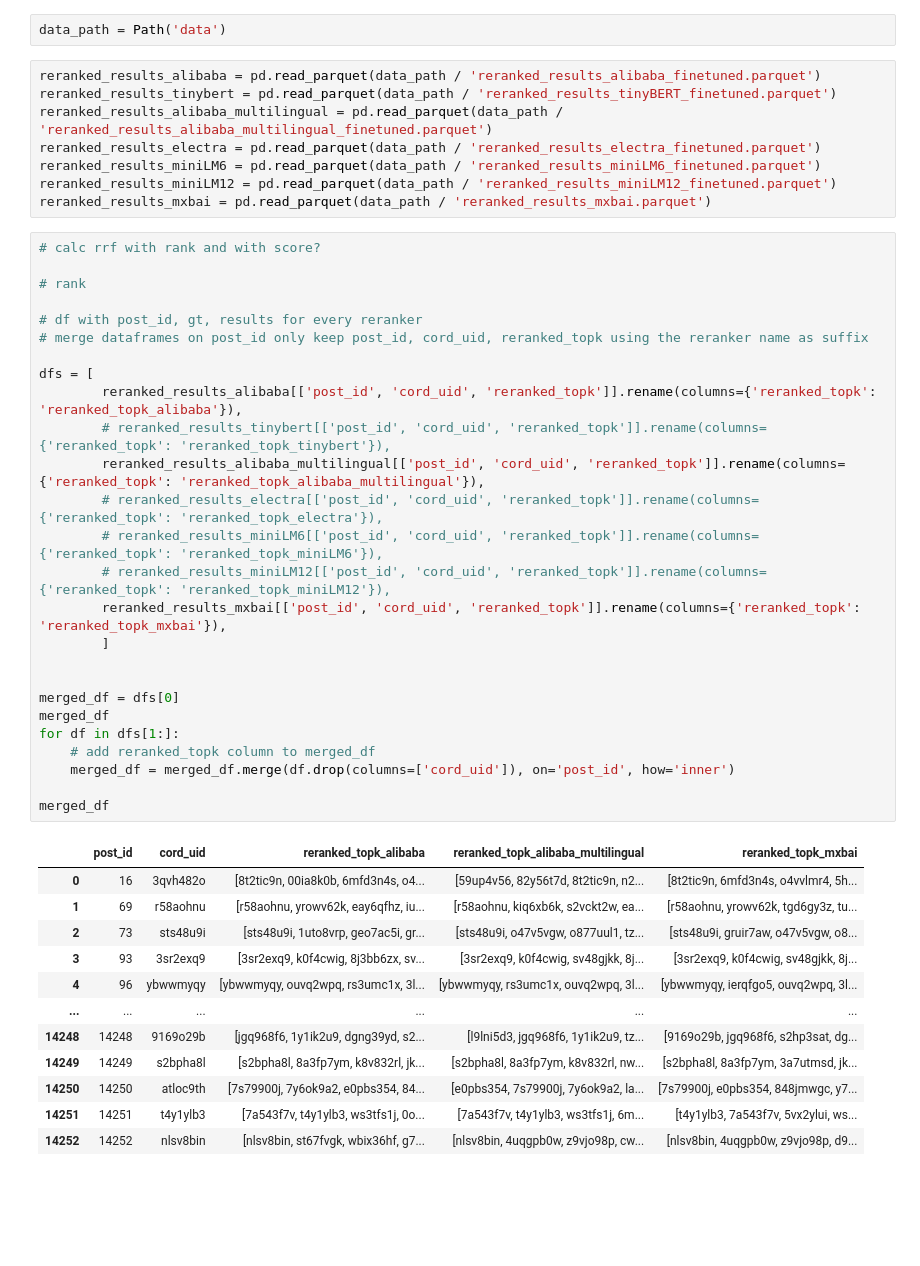
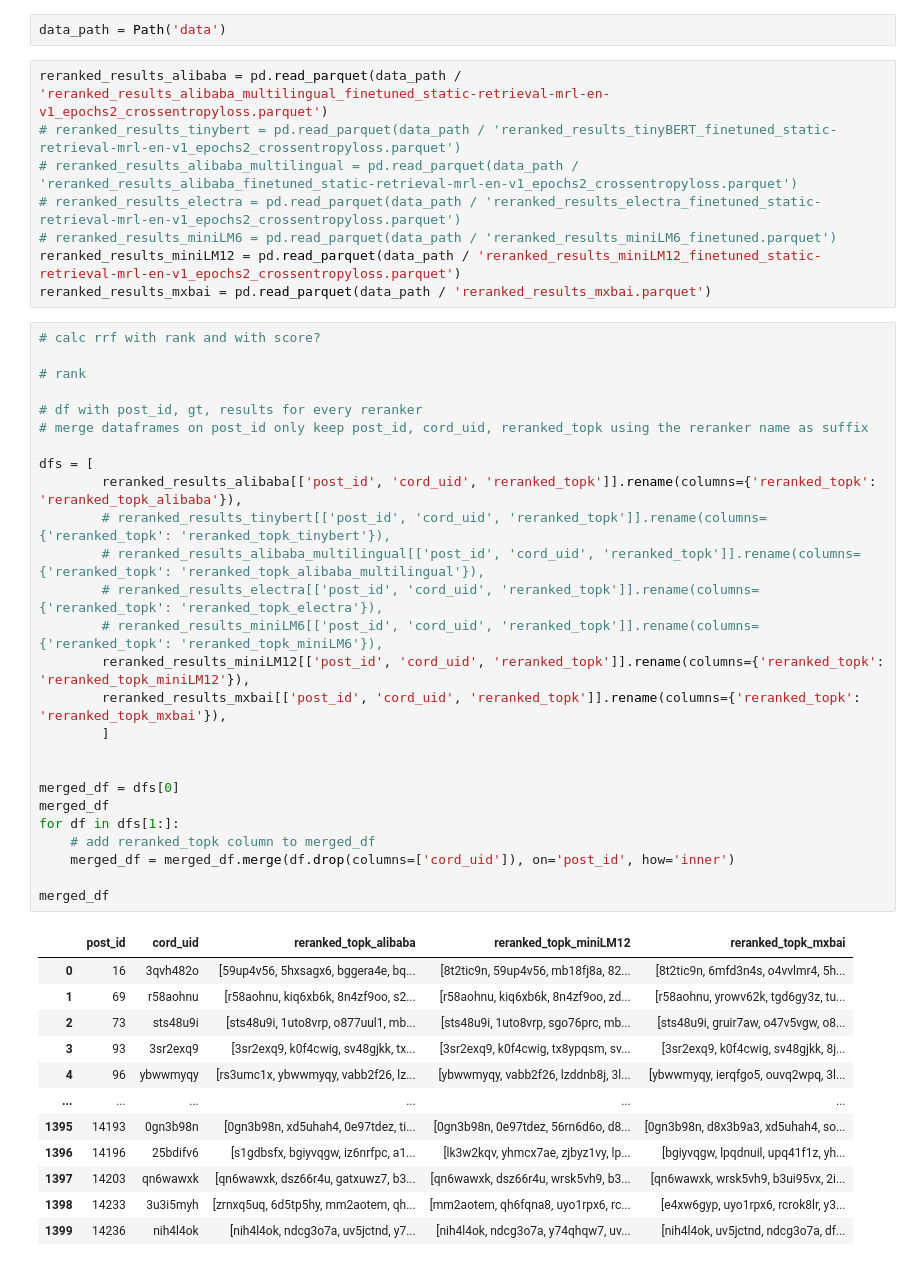
Before and after one commit to AIR25-CheckThat-Group1/CheckThat-ScientificClaimSourceRetrieval, a Jupyter notebook: reranking_ensemble.ipynb, the cells around one changed output. Saved outputs shown, nothing was run; the diff lists cells and outputs as text; blank space fills up the shorter version.

```diff
--- a/reranking_ensemble.ipynb
+++ b/reranking_ensemble.ipynb
@@ -6,49 +6,49 @@ from torch.utils.data import Dataset, DataLoader
 # %%
 data_path = Path('data')
 # %%
-reranked_results_alibaba = pd.read_parquet(data_path / 'reranked_results_alibaba_finetuned.parquet')
-reranked_results_tinybert = pd.read_parquet(data_path / 'reranked_results_tinyBERT_finetuned.parquet')
-reranked_results_alibaba_multilingual = pd.read_parquet(data_path / 'reranked_results_alibaba_multilingual_finetuned.parquet')
-reranked_results_electra = pd.read_parquet(data_path / 'reranked_results_electra_finetuned.parquet')
-reranked_results_miniLM6 = pd.read_parquet(data_path / 'reranked_results_miniLM6_finetuned.parquet')
-reranked_results_miniLM12 = pd.read_parquet(data_path / 'reranked_results_miniLM12_finetuned.parquet')
+reranked_results_alibaba = pd.read_parquet(data_path / 'reranked_results_alibaba_multilingual_finetuned_static-retrieval-mrl-en-v1_epochs2_crossentropyloss.parquet')
+# reranked_results_tinybert = pd.read_parquet(data_path / 'reranked_results_tinyBERT_finetuned_static-retrieval-mrl-en-v1_epochs2_crossentropyloss.parquet')
+# reranked_results_alibaba_multilingual = pd.read_parquet(data_path / 'reranked_results_alibaba_finetuned_static-retrieval-mrl-en-v1_epochs2_crossentropyloss.parquet')
+# reranked_results_electra = pd.read_parquet(data_path / 'reranked_results_electra_finetuned_static-retrieval-mrl-en-v1_epochs2_crossentropyloss.parquet')
+# reranked_results_miniLM6 = pd.read_parquet(data_path / 'reranked_results_miniLM6_finetuned.parquet')
+reranked_results_miniLM12 = pd.read_parquet(data_path / 'reranked_results_miniLM12_finetuned_static-retrieval-mrl-en-v1_epochs2_crossentropyloss.parquet')
 reranked_results_mxbai = pd.read_parquet(data_path / 'reranked_results_mxbai.parquet')
 # %%
 # calc rrf with rank and with score?
 
 # rank
 
 # df with post_id, gt, results for every reranker
 # merge dataframes on post_id only keep post_id, cord_uid, reranked_topk using the reranker name as suffix
 
 dfs = [
         reranked_results_alibaba[['post_id', 'cord_uid', 'reranked_topk']].rename(columns={'reranked_topk': 'reranked_topk_alibaba'}),
         # reranked_results_tinybert[['post_id', 'cord_uid', 'reranked_topk']].rename(columns={'reranked_topk': 'reranked_topk_tinybert'}),
-        reranked_results_alibaba_multilingual[['post_id', 'cord_uid', 'reranked_topk']].rename(columns={'reranked_topk': 'reranked_topk_alibaba_multilingual'}),
+        # reranked_results_alibaba_multilingual[['post_id', 'cord_uid', 'reranked_topk']].rename(columns={'reranked_topk': 'reranked_topk_alibaba_multilingual'}),
         # reranked_results_electra[['post_id', 'cord_uid', 'reranked_topk']].rename(columns={'reranked_topk': 'reranked_topk_electra'}),
         # reranked_results_miniLM6[['post_id', 'cord_uid', 'reranked_topk']].rename(columns={'reranked_topk': 'reranked_topk_miniLM6'}),
-        # reranked_results_miniLM12[['post_id', 'cord_uid', 'reranked_topk']].rename(columns={'reranked_topk': 'reranked_topk_miniLM12'}),
+        reranked_results_miniLM12[['post_id', 'cord_uid', 'reranked_topk']].rename(columns={'reranked_topk': 'reranked_topk_miniLM12'}),
         reranked_results_mxbai[['post_id', 'cord_uid', 'reranked_topk']].rename(columns={'reranked_topk': 'reranked_topk_mxbai'}),
         ]
 
 
 merged_df = dfs[0]
 merged_df
 for df in dfs[1:]:
     # add reranked_topk column to merged_df
     merged_df = merged_df.merge(df.drop(columns=['cord_uid']), on='post_id', how='inner')
 
 merged_df
 # %% [output]
-|  | post_id | cord_uid | reranked_topk_alibaba | reranked_topk_alibaba_multilingual | reranked_topk_mxbai |
-| 0 | 16 | 3qvh482o | [8t2tic9n, 00ia8k0b, 6mfd3n4s, o4... | [59up4v56, 82y56t7d, 8t2tic9n, n2... | [8t2tic9n, 6mfd3n4s, o4vvlmr4, 5h... |
-| 1 | 69 | r58aohnu | [r58aohnu, yrowv62k, eay6qfhz, iu... | [r58aohnu, kiq6xb6k, s2vckt2w, ea... | [r58aohnu, yrowv62k, tgd6gy3z, tu... |
-| 2 | 73 | sts48u9i | [sts48u9i, 1uto8vrp, geo7ac5i, gr... | [sts48u9i, o47v5vgw, o877uul1, tz... | [sts48u9i, gruir7aw, o47v5vgw, o8... |
-| 3 | 93 | 3sr2exq9 | [3sr2exq9, k0f4cwig, 8j3bb6zx, sv... | [3sr2exq9, k0f4cwig, sv48gjkk, 8j... | [3sr2exq9, k0f4cwig, sv48gjkk, 8j... |
-| 4 | 96 | ybwwmyqy | [ybwwmyqy, ouvq2wpq, rs3umc1x, 3l... | [ybwwmyqy, rs3umc1x, ouvq2wpq, 3l... | [ybwwmyqy, ierqfgo5, ouvq2wpq, 3l... |
+|  | post_id | cord_uid | reranked_topk_alibaba | reranked_topk_miniLM12 | reranked_topk_mxbai |
+| 0 | 16 | 3qvh482o | [59up4v56, 5hxsagx6, bggera4e, bq... | [8t2tic9n, 59up4v56, mb18fj8a, 82... | [8t2tic9n, 6mfd3n4s, o4vvlmr4, 5h... |
+| 1 | 69 | r58aohnu | [r58aohnu, kiq6xb6k, 8n4zf9oo, s2... | [r58aohnu, kiq6xb6k, 8n4zf9oo, zd... | [r58aohnu, yrowv62k, tgd6gy3z, tu... |
+| 2 | 73 | sts48u9i | [sts48u9i, 1uto8vrp, o877uul1, mb... | [sts48u9i, 1uto8vrp, sgo76prc, mb... | [sts48u9i, gruir7aw, o47v5vgw, o8... |
+| 3 | 93 | 3sr2exq9 | [3sr2exq9, k0f4cwig, sv48gjkk, tx... | [3sr2exq9, k0f4cwig, tx8ypqsm, sv... | [3sr2exq9, k0f4cwig, sv48gjkk, 8j... |
+| 4 | 96 | ybwwmyqy | [rs3umc1x, ybwwmyqy, vabb2f26, lz... | [ybwwmyqy, vabb2f26, lzddnb8j, 3l... | [ybwwmyqy, ierqfgo5, ouvq2wpq, 3l... |
 | ... | ... | ... | ... | ... | ... |
-| 14248 | 14248 | 9169o29b | [jgq968f6, 1y1ik2u9, dgng39yd, s2... | [l9lni5d3, jgq968f6, 1y1ik2u9, tz... | [9169o29b, jgq968f6, s2hp3sat, dg... |
-| 14249 | 14249 | s2bpha8l | [s2bpha8l, 8a3fp7ym, k8v832rl, jk... | [s2bpha8l, 8a3fp7ym, k8v832rl, nw... | [s2bpha8l, 8a3fp7ym, 3a7utmsd, jk... |
-| 14250 | 14250 | atloc9th | [7s79900j, 7y6ok9a2, e0pbs354, 84... | [e0pbs354, 7s79900j, 7y6ok9a2, la... | [7s79900j, e0pbs354, 848jmwgc, y7... |
-| 14251 | 14251 | t4y1ylb3 | [7a543f7v, t4y1ylb3, ws3tfs1j, 0o... | [7a543f7v, t4y1ylb3, ws3tfs1j, 6m... | [t4y1ylb3, 7a543f7v, 5vx2ylui, ws... |
-| 14252 | 14252 | nlsv8bin | [nlsv8bin, st67fvgk, wbix36hf, g7... | [nlsv8bin, 4uqgpb0w, z9vjo98p, cw... | [nlsv8bin, 4uqgpb0w, z9vjo98p, d9... |
+| 1395 | 14193 | 0gn3b98n | [0gn3b98n, xd5uhah4, 0e97tdez, ti... | [0gn3b98n, 0e97tdez, 56rn6d6o, d8... | [0gn3b98n, d8x3b9a3, xd5uhah4, so... |
+| 1396 | 14196 | 25bdifv6 | [s1gdbsfx, bgiyvqgw, iz6nrfpc, a1... | [lk3w2kqv, yhmcx7ae, zjbyz1vy, lp... | [bgiyvqgw, lpqdnuil, upq41f1z, yh... |
+| 1397 | 14203 | qn6wawxk | [qn6wawxk, dsz66r4u, gatxuwz7, b3... | [qn6wawxk, dsz66r4u, wrsk5vh9, b3... | [qn6wawxk, wrsk5vh9, b3ui95vx, 2i... |
+| 1398 | 14233 | 3u3i5myh | [zrnxq5uq, 6d5tp5hy, mm2aotem, qh... | [mm2aotem, qh6fqna8, uyo1rpx6, rc... | [e4xw6gyp, uyo1rpx6, rcrok8lr, y3... |
+| 1399 | 14236 | nih4l4ok | [nih4l4ok, ndcg3o7a, uv5jctnd, y7... | [nih4l4ok, ndcg3o7a, y74qhqw7, uv... | [nih4l4ok, uv5jctnd, ndcg3o7a, df... |
```
Also changed, not shown: parts of 6 cells of this notebook, 2 other files.
